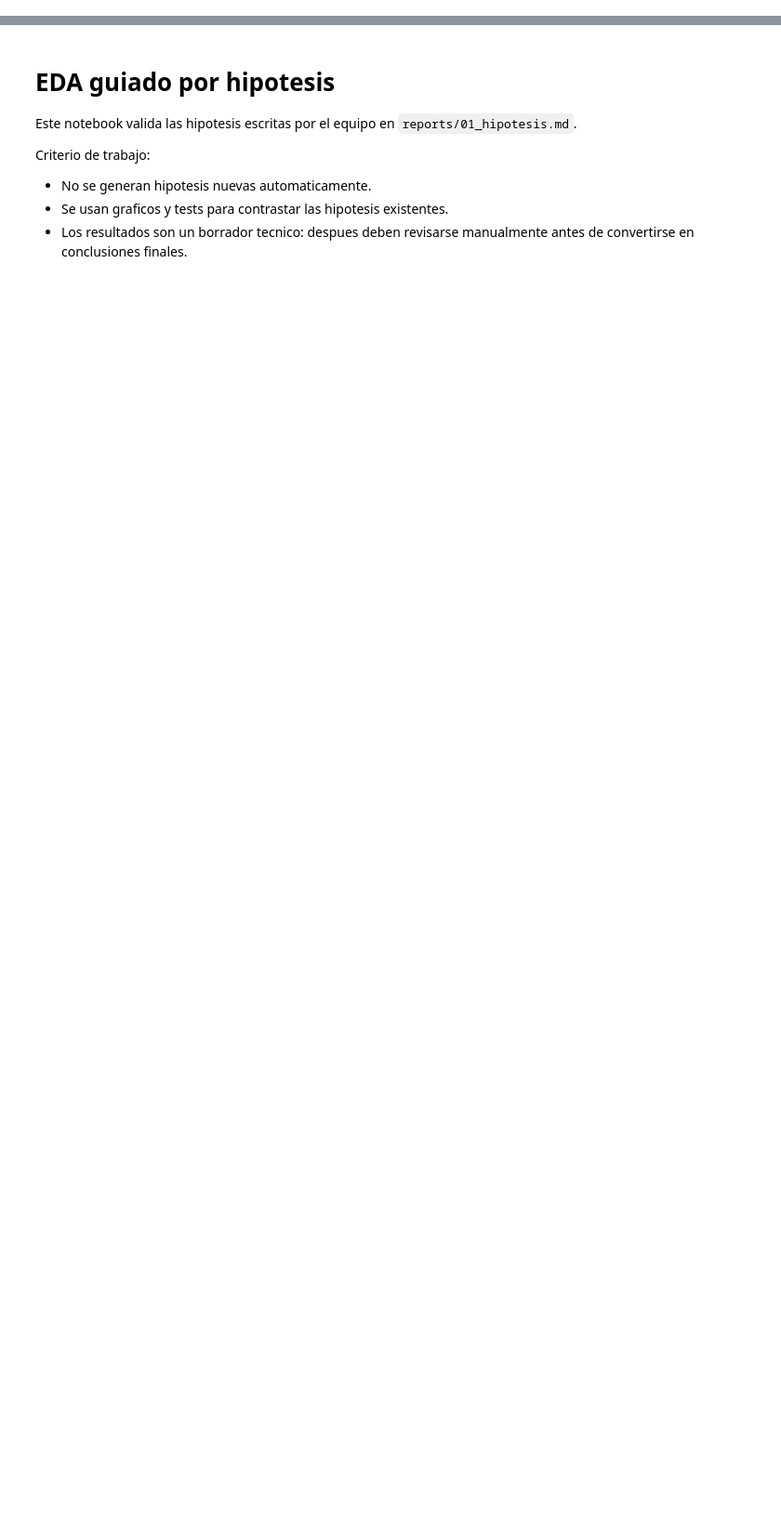
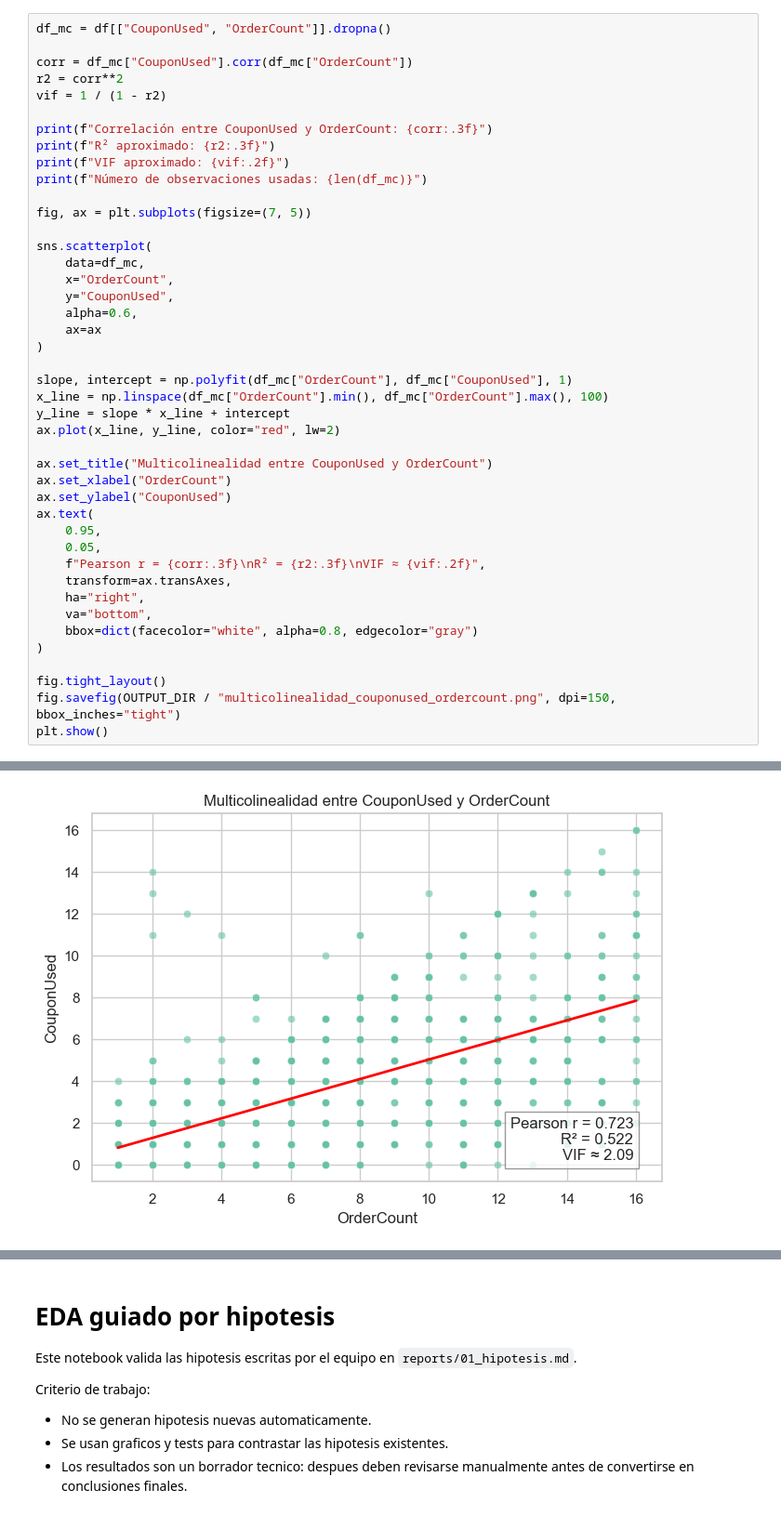
Before and after one commit to LBinello2004/TP3_Prediccion_Churn_IAAN_Grupo_04, a Jupyter notebook: notebooks/2. EDA guiado por hipotesis.ipynb, the cells around one changed output, grey strips where cells are left out. Shown at 93% size. Cells and saved outputs as stored; diff of their text form; blank space fills up the shorter version.

```diff
--- a/notebooks/2. EDA guiado por hipotesis.ipynb
+++ b/notebooks/2. EDA guiado por hipotesis.ipynb
@@ -0,0 +162,44 @@
+# %%
+df_mc = df[["CouponUsed", "OrderCount"]].dropna()
+
+corr = df_mc["CouponUsed"].corr(df_mc["OrderCount"])
+r2 = corr**2
+vif = 1 / (1 - r2)
+
+print(f"Correlación entre CouponUsed y OrderCount: {corr:.3f}")
+print(f"R² aproximado: {r2:.3f}")
+print(f"VIF aproximado: {vif:.2f}")
+print(f"Número de observaciones usadas: {len(df_mc)}")
+
+fig, ax = plt.subplots(figsize=(7, 5))
+
+sns.scatterplot(
+    data=df_mc,
+    x="OrderCount",
+    y="CouponUsed",
+    alpha=0.6,
+    ax=ax
+)
+
+slope, intercept = np.polyfit(df_mc["OrderCount"], df_mc["CouponUsed"], 1)
+x_line = np.linspace(df_mc["OrderCount"].min(), df_mc["OrderCount"].max(), 100)
+y_line = slope * x_line + intercept
+ax.plot(x_line, y_line, color="red", lw=2)
+
+ax.set_title("Multicolinealidad entre CouponUsed y OrderCount")
+ax.set_xlabel("OrderCount")
+ax.set_ylabel("CouponUsed")
+ax.text(
+    0.95,
+    0.05,
+    f"Pearson r = {corr:.3f}\nR² = {r2:.3f}\nVIF ≈ {vif:.2f}",
+    transform=ax.transAxes,
+    ha="right",
+    va="bottom",
+    bbox=dict(facecolor="white", alpha=0.8, edgecolor="gray")
+)
+
+fig.tight_layout()
+fig.savefig(OUTPUT_DIR / "multicolinealidad_couponused_ordercount.png", dpi=150, bbox_inches="tight")
+plt.show()
+# %% [output]
@@ -0,0 +210 @@
+[figure, added]
```
Also changed, not shown: parts of 21 cells of this notebook, 36 other files.
